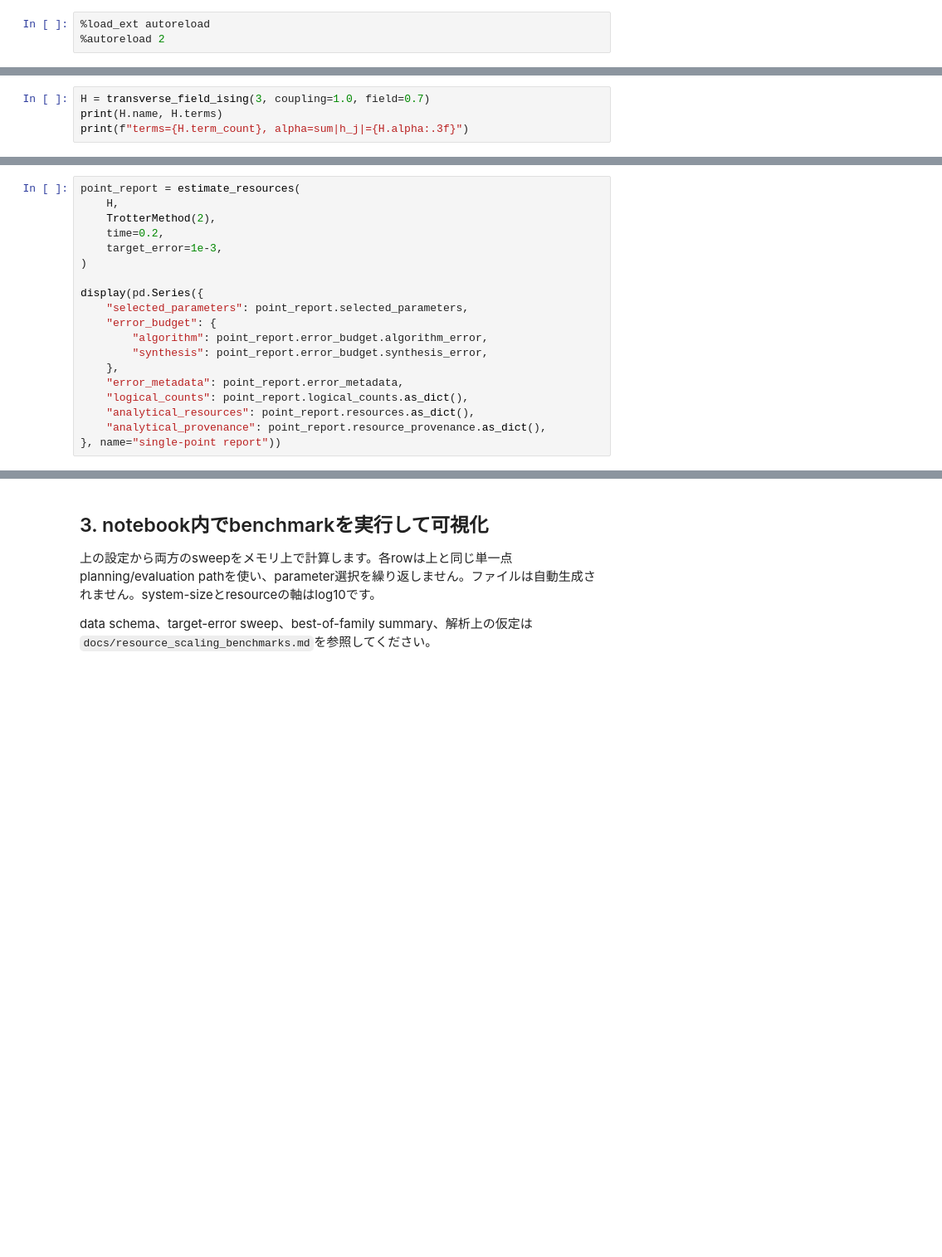
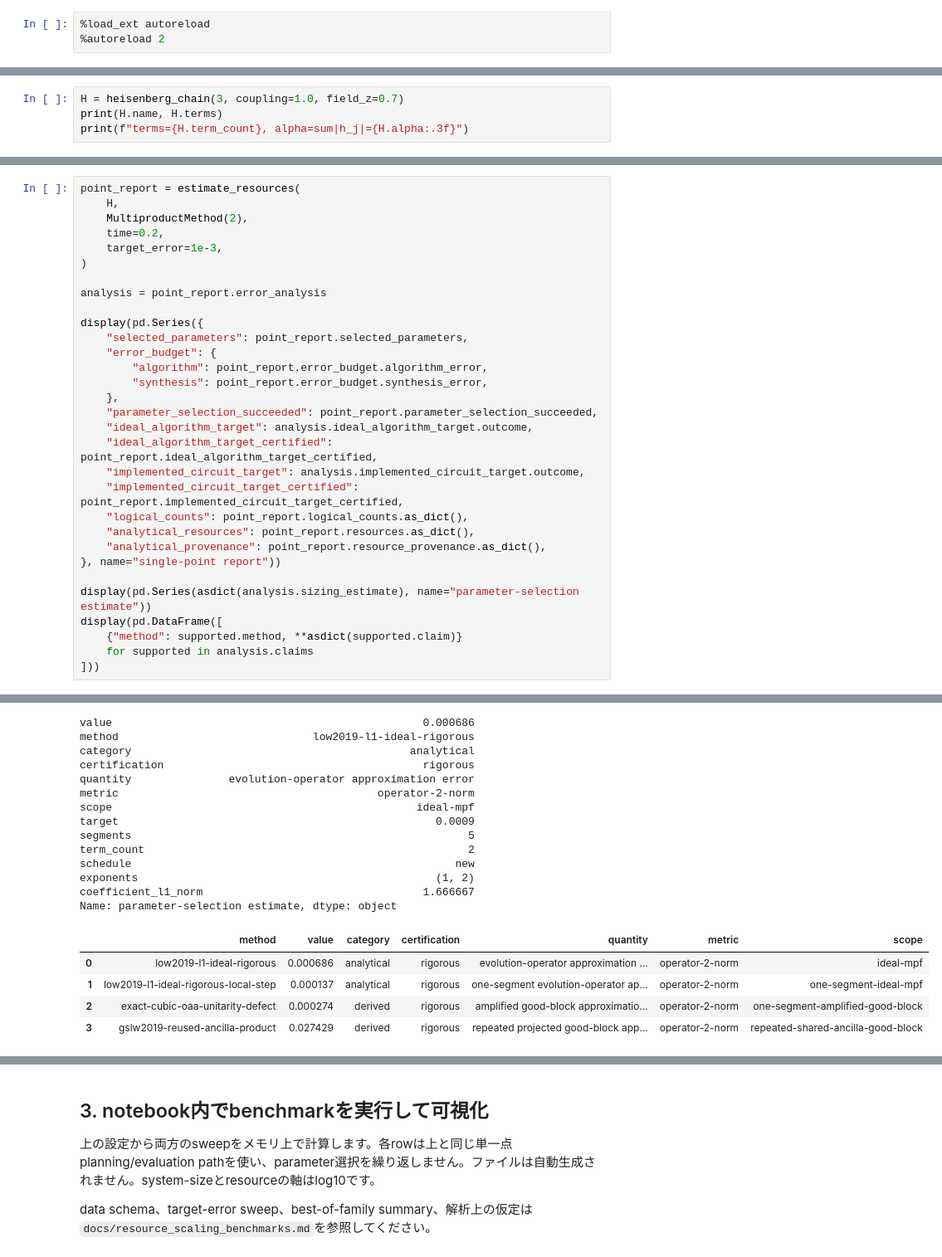
Before and after one commit to xiang-gong3944/001_hamiltonian_simulation, a Jupyter notebook: notebooks/resource_comparison.ipynb, the cells around one changed output, grey strips where cells are left out. Shown at 83% size. Drawn from its saved outputs; the diff is of its cells as text; blank space fills up the shorter version.

```diff
--- a/notebooks/resource_comparison.ipynb
+++ b/notebooks/resource_comparison.ipynb
@@ -53,5 +55,5 @@ benchmark_config = BenchmarkConfig(
 # %%
-H = transverse_field_ising(3, coupling=1.0, field=0.7)
+H = heisenberg_chain(3, coupling=1.0, field_z=0.7)
 print(H.name, H.terms)
 print(f"terms={H.term_count}, alpha=sum|h_j|={H.alpha:.3f}")
 # %% [output]
@@ -64,10 +68,12 @@ terms=5, alpha=sum|h_j|=4.100
 # %%
 point_report = estimate_resources(
     H,
-    TrotterMethod(2),
+    MultiproductMethod(2),
     time=0.2,
     target_error=1e-3,
 )
+
+analysis = point_report.error_analysis
 
 display(pd.Series({
     "selected_parameters": point_report.selected_parameters,
@@ -75,8 +81,19 @@ display(pd.Series({
         "algorithm": point_report.error_budget.algorithm_error,
         "synthesis": point_report.error_budget.synthesis_error,
     },
-    "error_metadata": point_report.error_metadata,
+    "parameter_selection_succeeded": point_report.parameter_selection_succeeded,
+    "ideal_algorithm_target": analysis.ideal_algorithm_target.outcome,
+    "ideal_algorithm_target_certified": point_report.ideal_algorithm_target_certified,
+    "implemented_circuit_target": analysis.implemented_circuit_target.outcome,
+    "implemented_circuit_target_certified": point_report.implemented_circuit_target_certified,
     "logical_counts": point_report.logical_counts.as_dict(),
     "analytical_resources": point_report.resources.as_dict(),
     "analytical_provenance": point_report.resource_provenance.as_dict(),
 }, name="single-point report"))
+
+display(pd.Series(asdict(analysis.sizing_estimate), name="parameter-selection estimate"))
+display(pd.DataFrame([
+    {"method": supported.method, **asdict(supported.claim)}
+    for supported in analysis.claims
+]))
+# %% [output]
@@ -83 +111,20 @@ display(pd.Series({
+value                                                0.000686
+method                              low2019-l1-ideal-rigorous
+category                                           analytical
+certification                                        rigorous
+quantity               evolution-operator approximation error
+metric                                        operator-2-norm
+scope                                               ideal-mpf
+target                                                 0.0009
+segments                                                    5
+term_count                                                  2
+schedule                                                  new
+exponents                                              (1, 2)
+coefficient_l1_norm                                  1.666667
+Name: parameter-selection estimate, dtype: object
+|  | method | value | category | certification | quantity | metric | scope |
+| 0 | low2019-l1-ideal-rigorous | 0.000686 | analytical | rigorous | evolution-operator approximation ... | operator-2-norm | ideal-mpf |
+| 1 | low2019-l1-ideal-rigorous-local-step | 0.000137 | analytical | rigorous | one-segment evolution-operator ap... | operator-2-norm | one-segment-ideal-mpf |
+| 2 | exact-cubic-oaa-unitarity-defect | 0.000274 | derived | rigorous | amplified good-block approximatio... | operator-2-norm | one-segment-amplified-good-block |
+| 3 | gslw2019-reused-ancilla-product | 0.027429 | derived | rigorous | repeated projected good-block app... | operator-2-norm | repeated-shared-ancilla-good-block |
 # %% [markdown]
```
Also changed, not shown: parts of 13 cells of this notebook, 1 other file.
